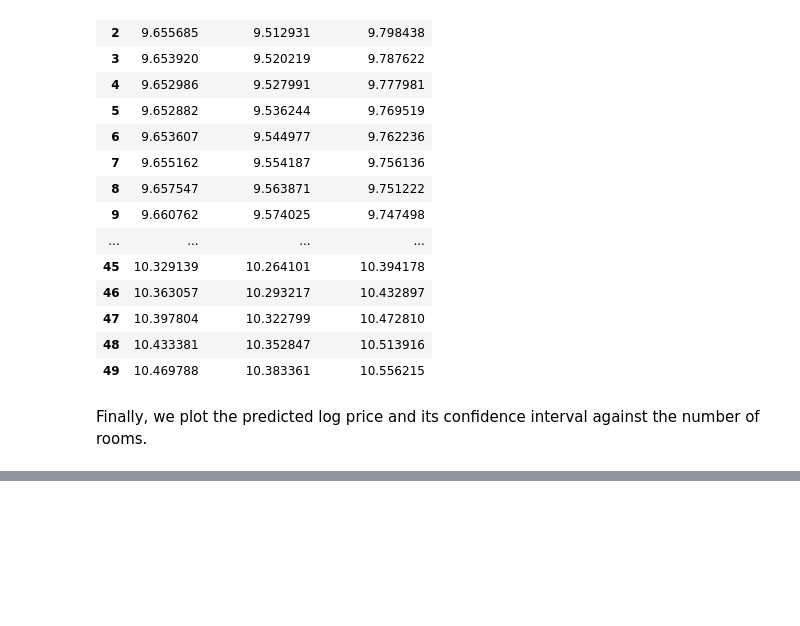
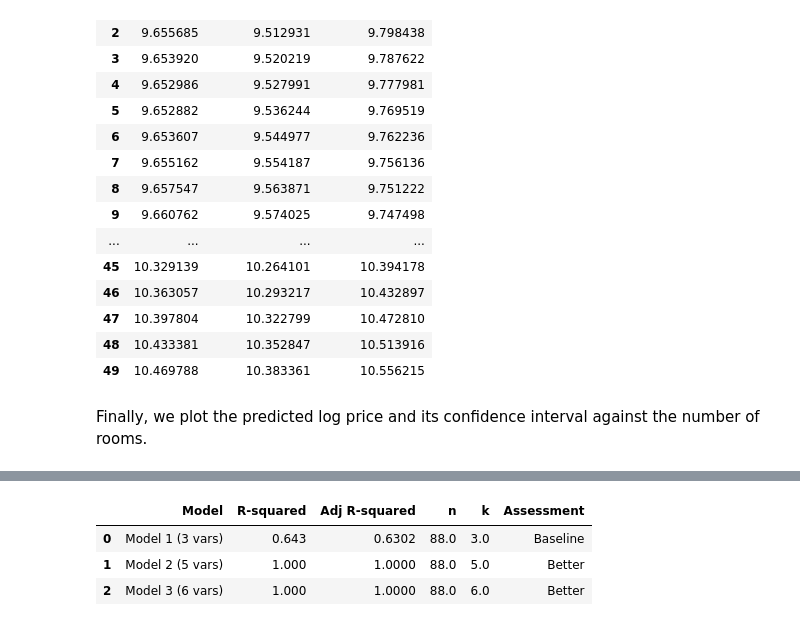
Before and after one commit to jhu-aap-econ/merino, a Jupyter notebook: notebooks/Ch6. MRA - Further Issues.ipynb, the cells around one changed output, grey strips where cells are left out. Saved outputs shown, nothing was run; the diff lists cells and outputs as text; code cells hidden in the pictures; blank space fills up the shorter version.

```diff
--- a/notebooks/Ch6. MRA - Further Issues.ipynb
+++ b/notebooks/Ch6. MRA - Further Issues.ipynb
@@ -769,0 +809,36 @@ The plot visually represents the inverted U-shaped relationship between the numb
+# %%
+# Compare models with different numbers of variables
+import wooldridge as woo
+
+# Load data
+hprice1 = woo.data('hprice1')
+
+# Model 1: Simple model with key variables
+model1 = smf.ols('np.log(price) ~ np.log(lotsize) + np.log(sqrft) + bdrms', data=hprice1).fit()
+
+# Model 2: Add more variables
+model2 = smf.ols('np.log(price) ~ np.log(lotsize) + np.log(sqrft) + bdrms + colonial + lprice', data=hprice1).fit()
+
+# Model 3: Add even more variables
+model3 = smf.ols('np.log(price) ~ np.log(lotsize) + np.log(sqrft) + bdrms + colonial + lprice + np.log(lotsize):bdrms', data=hprice1).fit()
+
+# Compare fit statistics
+comparison = pd.DataFrame({
+    'Model': ['Model 1 (3 vars)', 'Model 2 (5 vars)', 'Model 3 (6 vars)'],
+    'R-squared': [model1.rsquared, model2.rsquared, model3.rsquared],
+    'Adj R-squared': [model1.rsquared_adj, model2.rsquared_adj, model3.rsquared_adj],
+    'n': [model1.nobs, model2.nobs, model3.nobs],
+    'k': [model1.df_model, model2.df_model, model3.df_model],
+    'Assessment': [
+        'Baseline',
+        'Better' if model2.rsquared_adj > model1.rsquared_adj else 'Worse',
+        'Better' if model3.rsquared_adj > model2.rsquared_adj else 'Worse'
+    ]
+})
+
+display(comparison.round(4))
+# %% [output]
+|  | Model | R-squared | Adj R-squared | n | k | Assessment |
+| 0 | Model 1 (3 vars) | 0.643 | 0.6302 | 88.0 | 3.0 | Baseline |
+| 1 | Model 2 (5 vars) | 1.000 | 1.0000 | 88.0 | 5.0 | Better |
+| 2 | Model 3 (6 vars) | 1.000 | 1.0000 | 88.0 | 6.0 | Better |
```
Also changed, not shown: parts of 17 cells of this notebook, 53 other files.
